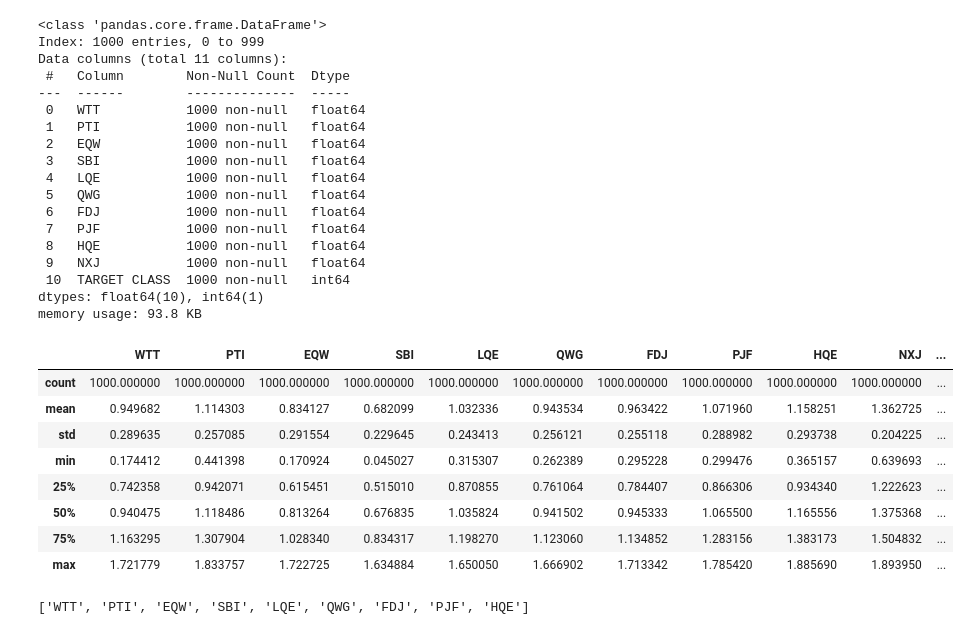
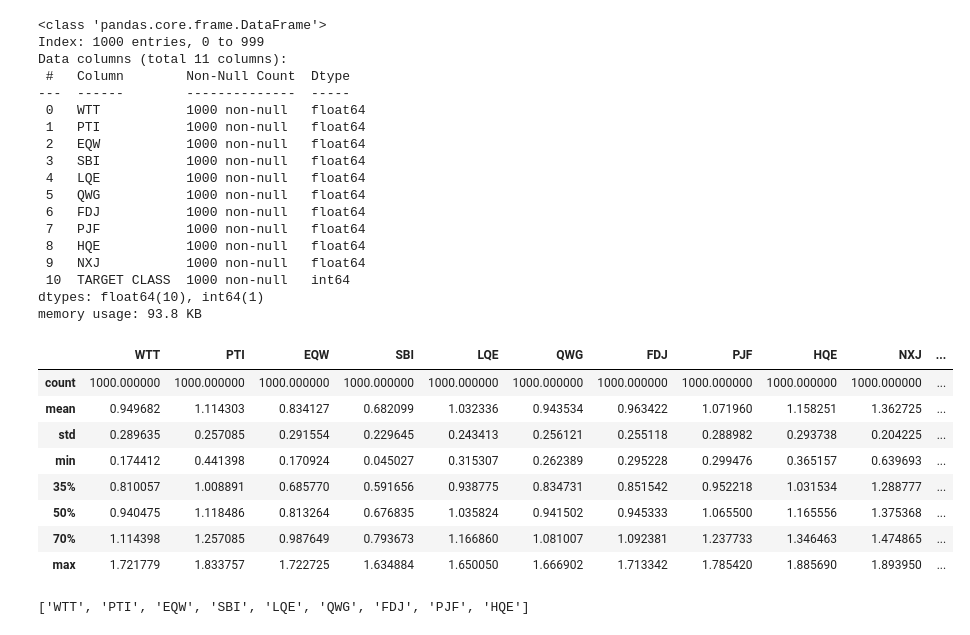
Before and after one commit to 2303A51068/AIML-2025_B16, a Jupyter notebook: lab6.ipynb, the cells around one changed output. Drawn from its saved outputs; the diff is of its cells as text; code cells hidden in the pictures.

```diff
--- a/lab6.ipynb
+++ b/lab6.ipynb
@@ -37,18 +37,18 @@ Data columns (total 11 columns):
  10  TARGET CLASS  1000 non-null   int64
 dtypes: float64(10), int64(1)
 memory usage: 93.8 KB
-# %%
-df.describe()
-# %% [output]
-|  | WTT | PTI | EQW | SBI | LQE | QWG | FDJ | PJF | HQE | NXJ | ... |
-| count | 1000.000000 | 1000.000000 | 1000.000000 | 1000.000000 | 1000.000000 | 1000.000000 | 1000.000000 | 1000.000000 | 1000.000000 | 1000.000000 | ... |
-| mean | 0.949682 | 1.114303 | 0.834127 | 0.682099 | 1.032336 | 0.943534 | 0.963422 | 1.071960 | 1.158251 | 1.362725 | ... |
-| std | 0.289635 | 0.257085 | 0.291554 | 0.229645 | 0.243413 | 0.256121 | 0.255118 | 0.288982 | 0.293738 | 0.204225 | ... |
-| min | 0.174412 | 0.441398 | 0.170924 | 0.045027 | 0.315307 | 0.262389 | 0.295228 | 0.299476 | 0.365157 | 0.639693 | ... |
-| 25% | 0.742358 | 0.942071 | 0.615451 | 0.515010 | 0.870855 | 0.761064 | 0.784407 | 0.866306 | 0.934340 | 1.222623 | ... |
-| 50% | 0.940475 | 1.118486 | 0.813264 | 0.676835 | 1.035824 | 0.941502 | 0.945333 | 1.065500 | 1.165556 | 1.375368 | ... |
-| 75% | 1.163295 | 1.307904 | 1.028340 | 0.834317 | 1.198270 | 1.123060 | 1.134852 | 1.283156 | 1.383173 | 1.504832 | ... |
-| max | 1.721779 | 1.833757 | 1.722725 | 1.634884 | 1.650050 | 1.666902 | 1.713342 | 1.785420 | 1.885690 | 1.893950 | ... |
+# %%
+df.describe(percentiles=[0.35,0.7])
+# %% [output]
+|  | WTT | PTI | EQW | SBI | LQE | QWG | FDJ | PJF | HQE | NXJ | ... |
+| count | 1000.000000 | 1000.000000 | 1000.000000 | 1000.000000 | 1000.000000 | 1000.000000 | 1000.000000 | 1000.000000 | 1000.000000 | 1000.000000 | ... |
+| mean | 0.949682 | 1.114303 | 0.834127 | 0.682099 | 1.032336 | 0.943534 | 0.963422 | 1.071960 | 1.158251 | 1.362725 | ... |
+| std | 0.289635 | 0.257085 | 0.291554 | 0.229645 | 0.243413 | 0.256121 | 0.255118 | 0.288982 | 0.293738 | 0.204225 | ... |
+| min | 0.174412 | 0.441398 | 0.170924 | 0.045027 | 0.315307 | 0.262389 | 0.295228 | 0.299476 | 0.365157 | 0.639693 | ... |
+| 35% | 0.810057 | 1.008891 | 0.685770 | 0.591656 | 0.938775 | 0.834731 | 0.851542 | 0.952218 | 1.031534 | 1.288777 | ... |
+| 50% | 0.940475 | 1.118486 | 0.813264 | 0.676835 | 1.035824 | 0.941502 | 0.945333 | 1.065500 | 1.165556 | 1.375368 | ... |
+| 70% | 1.114398 | 1.257085 | 0.987649 | 0.793673 | 1.166860 | 1.081007 | 1.092381 | 1.237733 | 1.346463 | 1.474865 | ... |
+| max | 1.721779 | 1.833757 | 1.722725 | 1.634884 | 1.650050 | 1.666902 | 1.713342 | 1.785420 | 1.885690 | 1.893950 | ... |
 # %%
 l=list(df.columns)
 l[0:len(l)-2]
```
Also changed, not shown: parts of 9 cells of this notebook.
